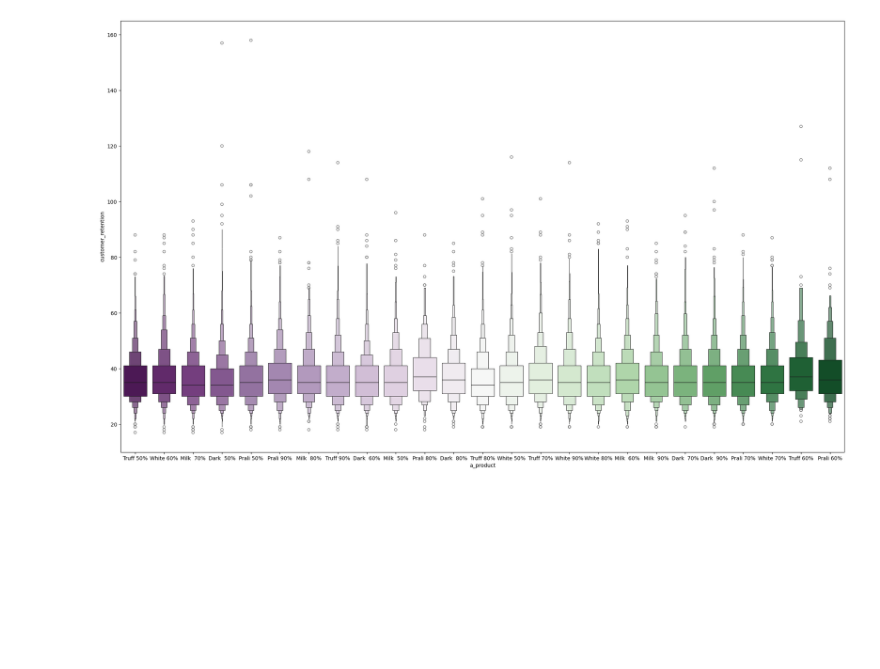
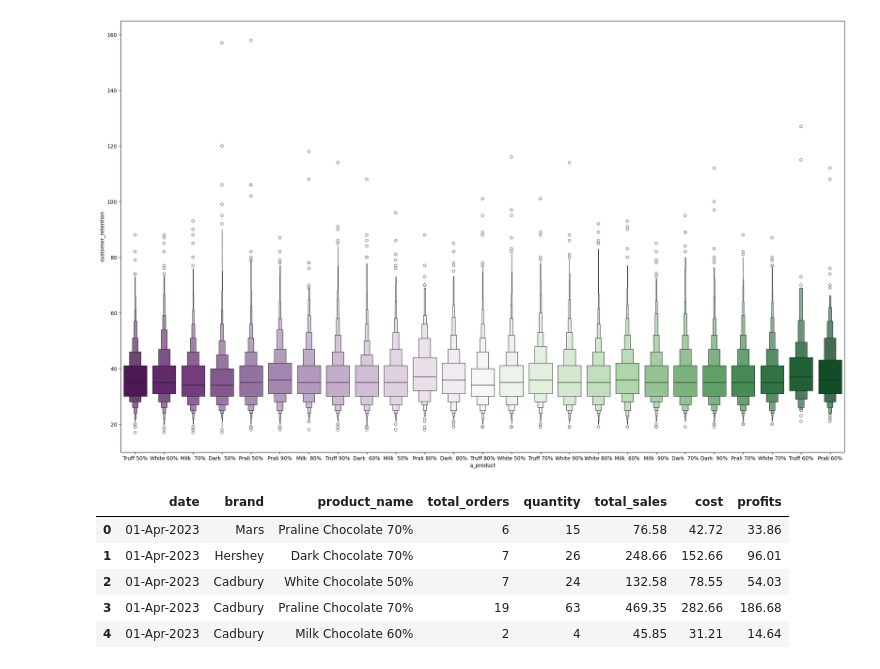
Before and after one commit to fa7hmed12121-eng/analyzing_chocolate_stores, a Jupyter notebook: pandas_charts/analyse_chocolate.ipynb, the cells around one changed output. Cells and saved outputs as stored; diff of their text form; code cells hidden in the pictures; blank space fills up the shorter version.

```diff
--- a/pandas_charts/analyse_chocolate.ipynb
+++ b/pandas_charts/analyse_chocolate.ipynb
@@ -71,3 +72,12 @@ sns.boxenplot(data= customers, x= 'a_product', y='customer_retention', hue= 'a_p
 # %% [output]
 <Axes: xlabel='a_product', ylabel='customer_retention'>
 [figure]
+# %%
+products_sales.head()
+# %% [output]
+|  | date | brand | product_name | total_orders | quantity | total_sales | cost | profits |
+| 0 | 01-Apr-2023 | Mars | Praline Chocolate 70% | 6 | 15 | 76.58 | 42.72 | 33.86 |
+| 1 | 01-Apr-2023 | Hershey | Dark Chocolate 70% | 7 | 26 | 248.66 | 152.66 | 96.01 |
+| 2 | 01-Apr-2023 | Cadbury | White Chocolate 50% | 7 | 24 | 132.58 | 78.55 | 54.03 |
+| 3 | 01-Apr-2023 | Cadbury | Praline Chocolate 70% | 19 | 63 | 469.35 | 282.66 | 186.68 |
+| 4 | 01-Apr-2023 | Cadbury | Milk Chocolate 60% | 2 | 4 | 45.85 | 31.21 | 14.64 |
```
Also changed, not shown: parts of 6 cells of this notebook, 2 other files.
